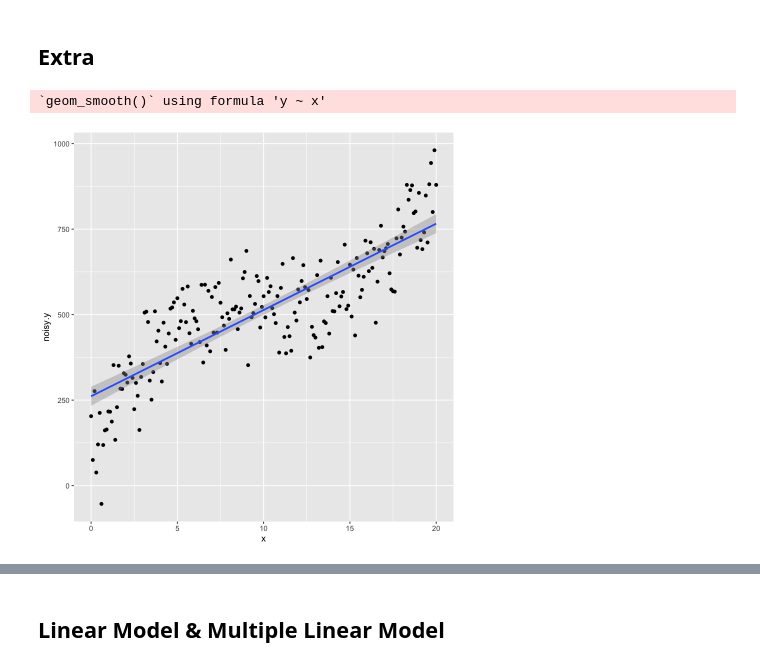
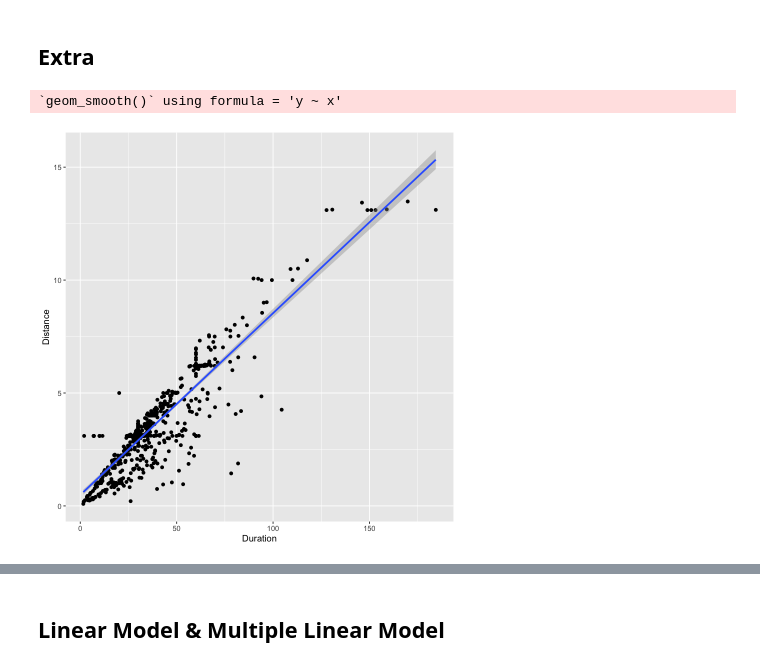
Before and after one commit to Cbhami/Coraline, a Jupyter notebook: MapMyRunProjects/r running.ipynb, the cells around one changed output, grey strips where cells are left out. Cells and saved outputs as stored; diff of their text form; code cells hidden in the pictures.

```diff
--- a/MapMyRunProjects/r running.ipynb
+++ b/MapMyRunProjects/r running.ipynb
@@ -385,11 +336,0 @@ A tibble: 4 × 21
-# %%
-library(lubridate)
-#library(tidyverse)
-
-df$Date <- ymd(df$Date)
-head(df, 1)
-
-#df <- df %>% mutate(Date=mdy(Date))
-#df <- df %>% mutate(Date.Sub=mdy(Date.Sub))
-#df <- df %>% mutate(Date=mdy(Date))
-#df <- df %>% mutate(Date.Sub=mdy(Date.Sub))
@@ -559,3 +503,0 @@ library(lubridate)
-# %%
-df$year <- format(df$Date, format = "%Y")
-df$year <- as.integer(df$year)
@@ -891,4 +792,4 @@ A data.frame: 20 × 7
 # %% [markdown]
 ## Plot EDA
 # %%
-df2 = df[sapply(df, is.numeric)]
+df2 <- df[sapply(df, is.numeric)]
@@ -1062,0 +1001,22 @@ mlr$coefficients
+# %%
+library(ggplot2)
+
+df2$Avg_Speed <- df2$'Avg Speed (mi/h)'
+
+exp_model <- glm(Distance ~ exp(Duration) + Avg_Speed, data = df2, family = "gaussian")
+
+
+
+
+# Create a data frame with x-values for the curve
+curve_data <- data.frame(Duration = seq(min(df2$Duration), max(df2$Duration), length.out = 100))
+
+# Use predict() to get predicted values for y (Distance) based on the exponential regression model
+curve_data$Distance <- predict(exp_model, newdata = curve_data)
+
+# Plot the original data points and the exponential regression curve
+ggplot(df2, aes(x = Duration, y = Distance)) +
+  geom_point(alpha = 0.5) +
+  geom_line(data = curve_data, aes(x = Duration, y = Distance), color = "red") +
+  labs(title = "Exponential Regression: Distance vs Duration", x = "Duration (minutes)", y = "Distance (miles)") +
+  theme_bw()
@@ -1105,9 +1070,9 @@ noise <- rnorm(length(x), mean=10, sd=80)
 noisy.y <- y + noise
 # %%
 # fit linear model
-ggplot(data=NULL,aes(x, noisy.y)) +
-    geom_point() +
-    geom_smooth(method = "lm")
+ggplot(df2, aes(Duration, Distance)) +
+  geom_point() +
+  geom_smooth(method = "lm")
 # %% [output]
-`geom_smooth()` using formula 'y ~ x'
+`geom_smooth()` using formula = 'y ~ x'
-[figure, old version]
+[figure, new version]
```
Also changed, not shown: parts of 109 cells of this notebook, 2 other files.
